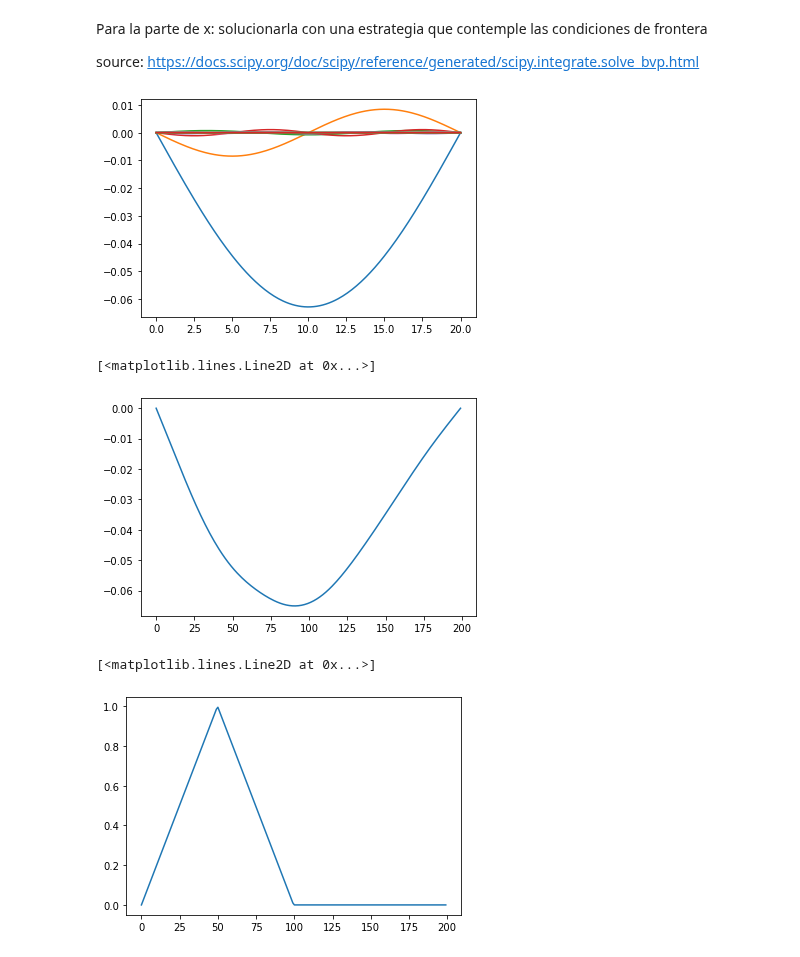
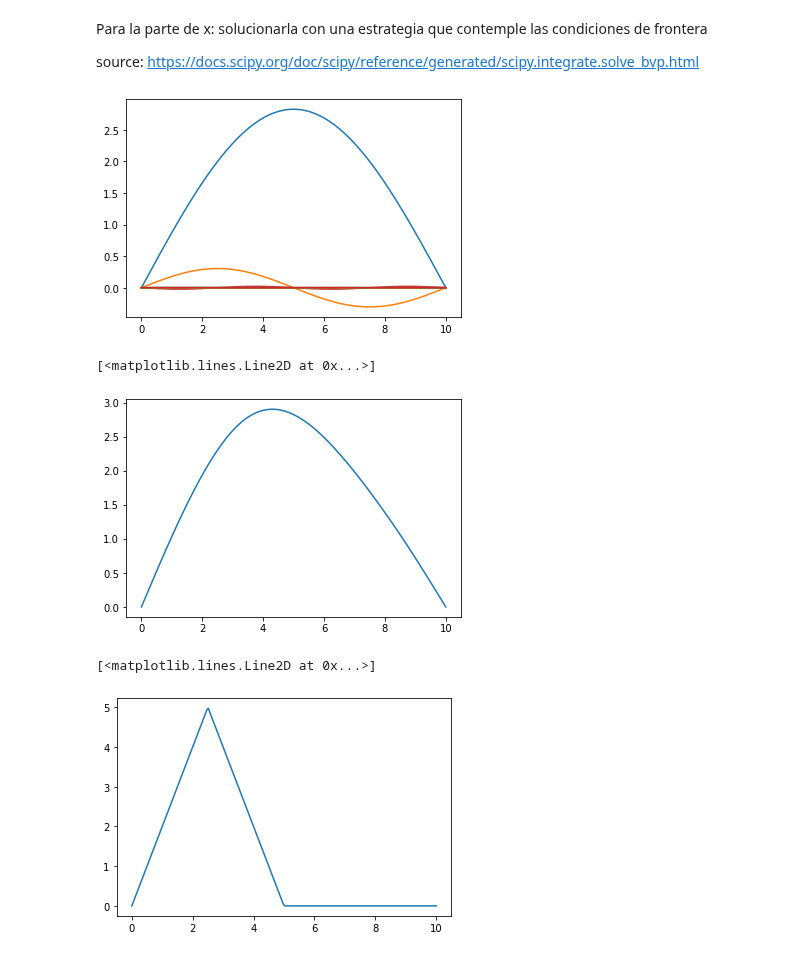
Before and after one commit to bemc22/TareasCursos20B, a Jupyter notebook: Codigos/asignacion4/casos.ipynb, the cells around one changed output. Saved outputs shown, nothing was run; the diff lists cells and outputs as text; code cells hidden in the pictures.

```diff
--- a/Codigos/asignacion4/casos.ipynb
+++ b/Codigos/asignacion4/casos.ipynb
@@ -46,10 +46,11 @@ from scipy.integrate import odeint, solve_bvp, solve_ivp
 import numpy as np
 import math
 
-L = 20
+L = 10
 n = 1
 # k = n*math.pi/L
-v = 1
+c = 1
+v = 5
 
 def Xfun(x, y, n):
     k = n*math.pi/L
@@ -60,7 +61,7 @@ def Xfun(x, y, n):
 def Tfun(x, y, n):
     k = n*math.pi/L
     T, u = y
-    dTdt = [u, (-k**2)*T*v**2 ]
+    dTdt = [u, (-k**2)*T*c**2 ]
     return dTdt
 
 def bc(ya, yb):
@@ -91,14 +92,14 @@ for n in range(1, 25):
     solgen = solgen + sol_part
     plt.plot( x,  sol_part)
 # %% [output]
-[figure, old version]
+[figure, new version]
 # %%
-plt.plot(solgen)
+plt.plot(x, solgen)
 # %% [output]
 [<matplotlib.lines.Line2D at 0x...>]
-[figure, old version]
+[figure, new version]
 # %%
-plt.plot(y_guess[0])
+plt.plot(x, y_guess[0])
 # %% [output]
 [<matplotlib.lines.Line2D at 0x...>]
-[figure, old version]
+[figure, new version]
```
